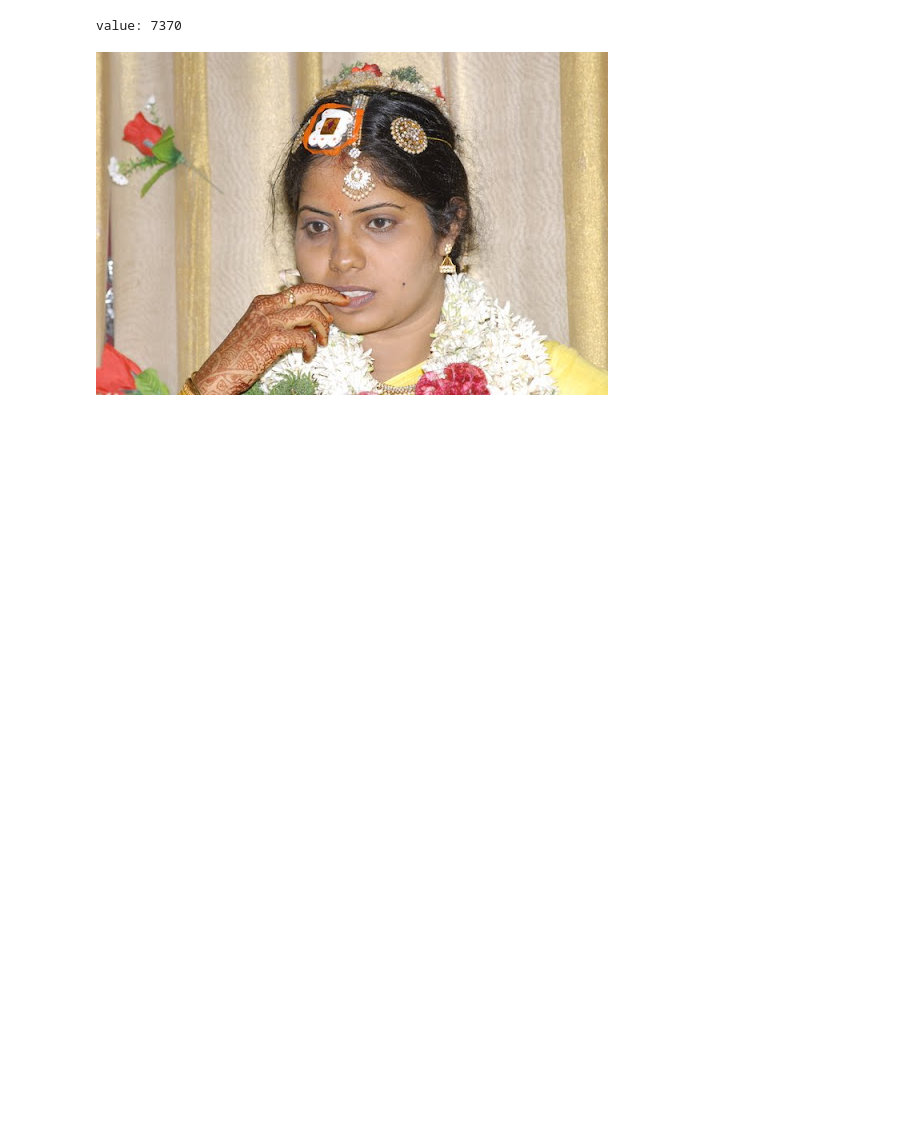
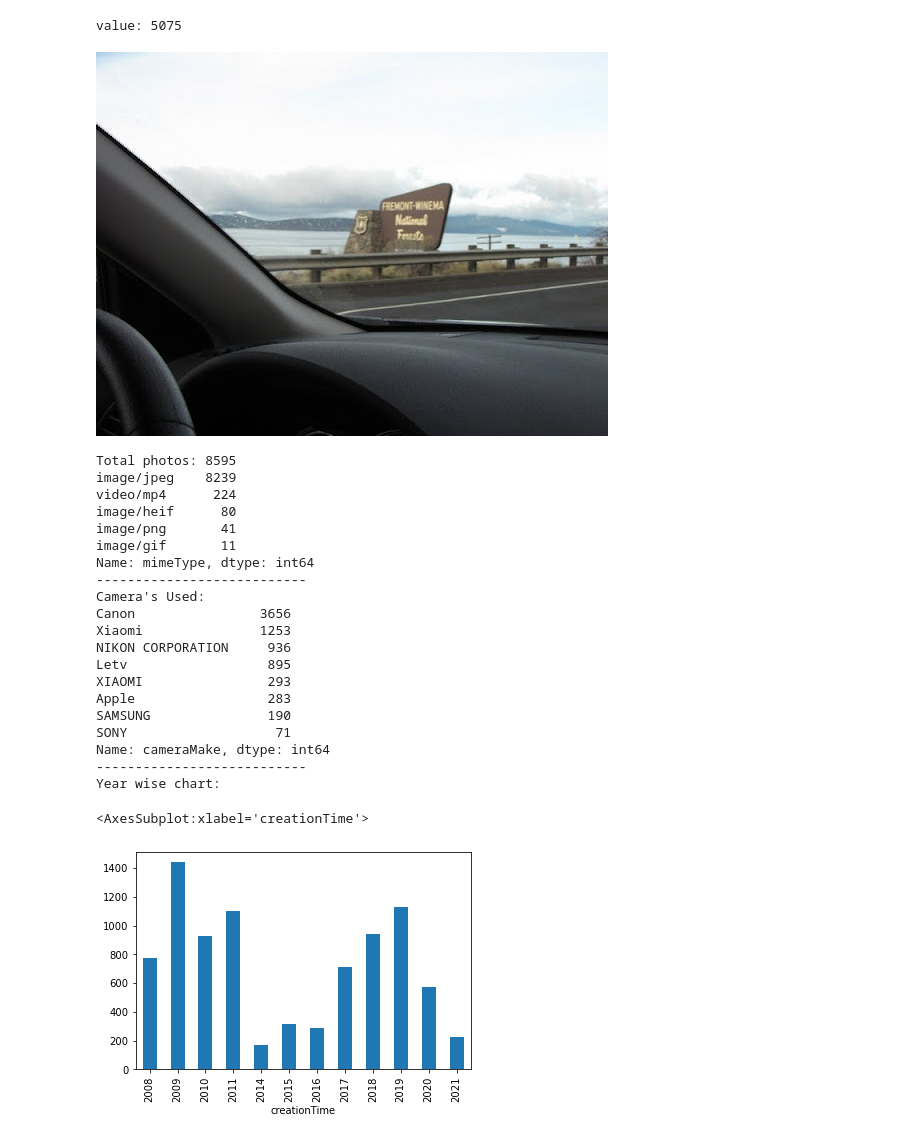
Before and after one commit to sktg84/gphotos_analysis, a Jupyter notebook: GooglePhotos.ipynb, the cells around one changed output. Drawn from its saved outputs; the diff is of its cells as text; code cells hidden in the pictures; blank space fills up the shorter version.

```diff
--- a/GooglePhotos.ipynb
+++ b/GooglePhotos.ipynb
@@ -94,36 +108,69 @@ Number of items processed:8565
 # %%
 import pickle
 import os.path
 from googleapiclient.discovery import build
 from google_auth_oauthlib.flow import InstalledAppFlow
 import pickle
 
 # generate random integer values
 from numpy.random import seed
 from numpy.random import randint
 import secrets
-# seed random number generator
-seed(1)
-# generate some integers
-valueInt = secrets.randbelow(8560)
 
 import pandas as pd
 
 from IPython.display import Image, display
 
 from google.auth.transport.requests import Request
 
 
 with open('token.pickle', 'rb') as token:
     creds = pickle.load(token)
 google_photos = build('photoslibrary', 'v1', credentials=creds, static_discovery=False)
 
+
+photos = pd.read_hdf('google_photo_data.hdf')
+#####display a random image
+# seed random number generator
+seed(1)
+# generate some integers
+valueInt = secrets.randbelow(len(photos)-1)
 print (f"value: {valueInt}")
-photos = pd.read_hdf('google_photo_data.hdf')
-#display_image(photos.iloc[1000].id)
 img = google_photos.mediaItems().get(mediaItemId=photos.iloc[valueInt].id).execute()
 img = Image(img['baseUrl'], format='jpg')
 display(img)
+
+##analytics of photos
+print (f"Total photos: {len(photos)}")
+print( photos.mimeType.value_counts())
+print("---------------------------")
+print ("Camera's Used:")
+print(photos.cameraMake.value_counts())
+print("---------------------------")
+print ("Year wise chart:")
+photos.groupby(photos.creationTime.dt.year).id.count().plot(kind='bar')
 # %% [output]
-value: 7370
+value: 5075
-[figure, old version]
+[figure, new version]
+Total photos: 8595
+image/jpeg    8239
+video/mp4      224
+image/heif      80
+image/png       41
+image/gif       11
+Name: mimeType, dtype: int64
+---------------------------
+Camera's Used:
+Canon                3656
+Xiaomi               1253
+NIKON CORPORATION     936
+Letv                  895
+XIAOMI                293
+Apple                 283
+SAMSUNG               190
+SONY                   71
+Name: cameraMake, dtype: int64
+---------------------------
+Year wise chart:
+<AxesSubplot:xlabel='creationTime'>
+[figure, added]
```
Also changed, not shown: parts of 1 cell of this notebook.
